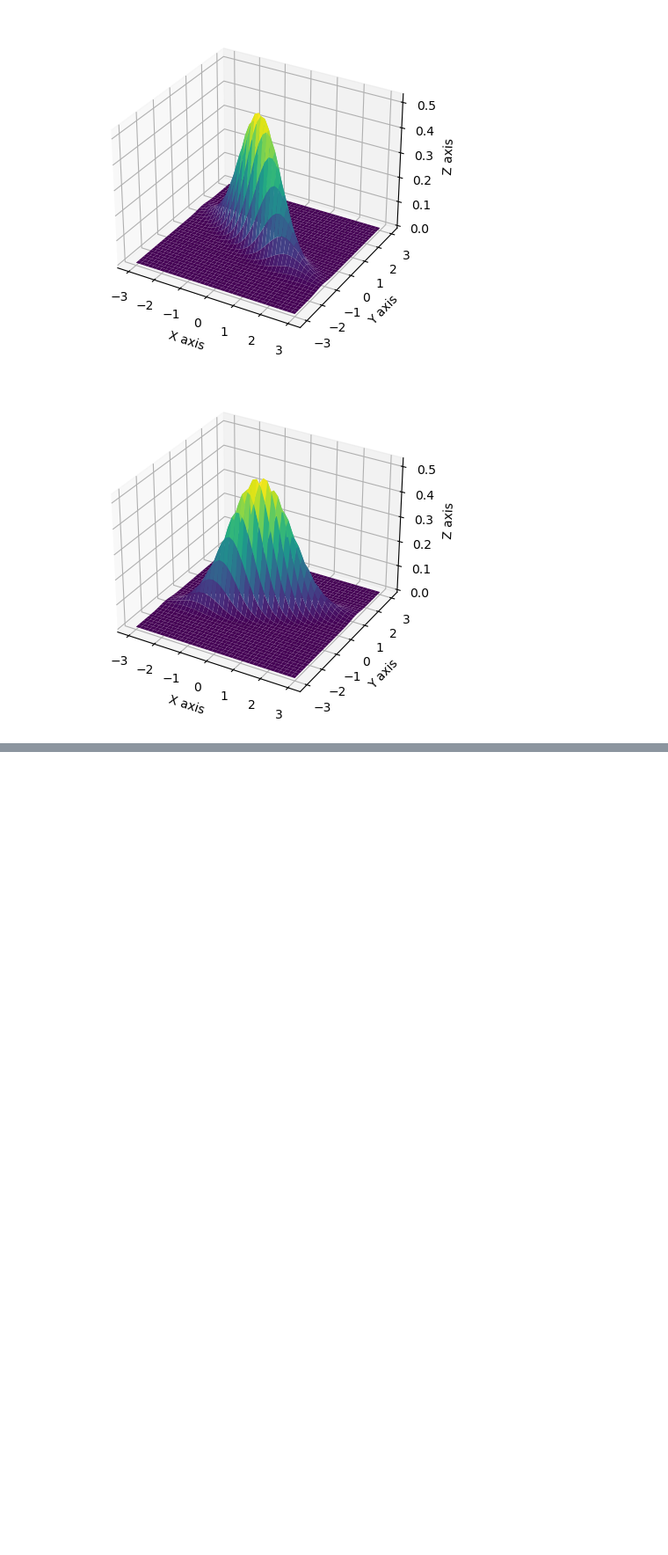
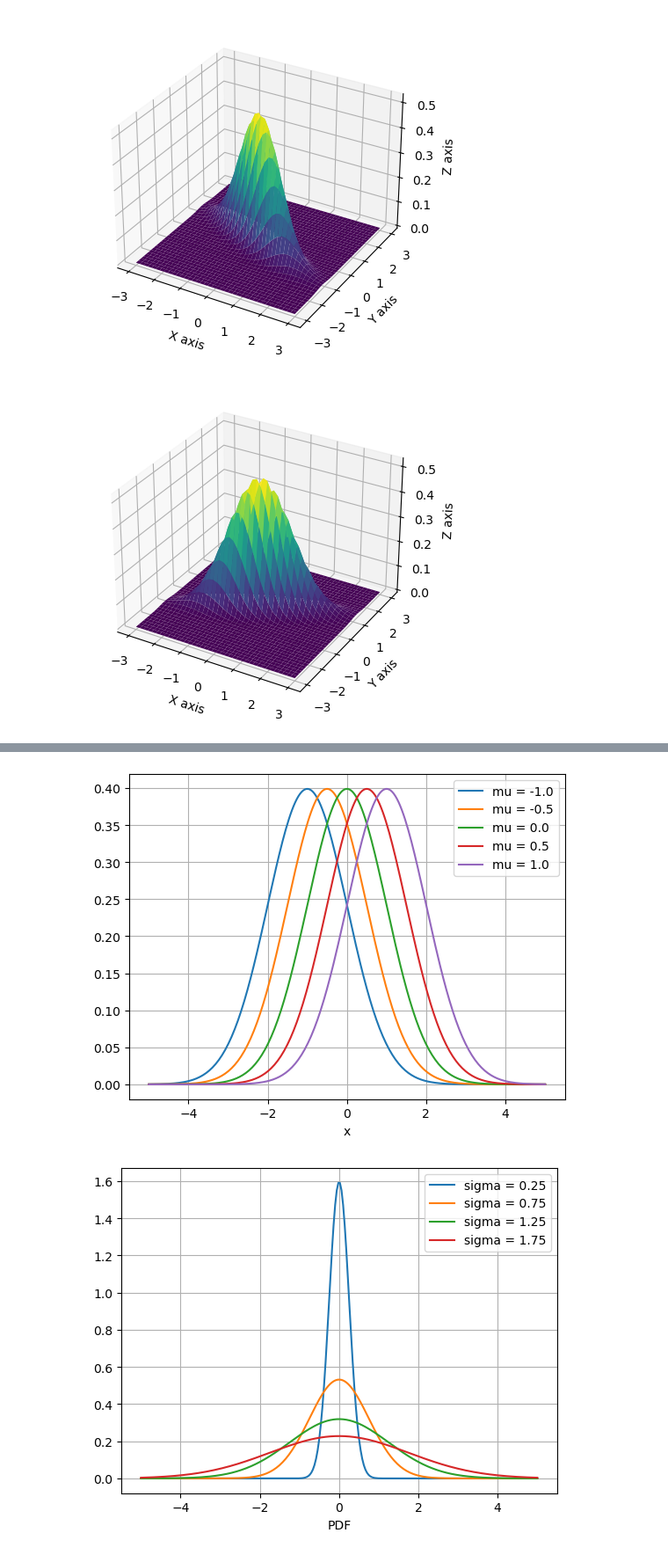
Before and after one commit to AleksandrMorozov123/My-self-educate, a Jupyter notebook: python-mathematical-modeling.ipynb, the cells around one changed output, grey strips where cells are left out. Shown at 88% size. Drawn from its saved outputs; the diff is of its cells as text; code cells hidden in the pictures; blank space fills up the shorter version.

```diff
--- a/python-mathematical-modeling.ipynb
+++ b/python-mathematical-modeling.ipynb
@@ -226,0 +227,31 @@ Text(0.5, 1.0, 'Integrated Brownian Motion paths')
+# %%
+# import required libraries
+import scipy.stats as st
+
+# create the fucntion
+def PlotNormalDensity ():
+    muV = [-1.0, -0.5, 0.0, 0.5, 1.0]
+    sigmaV = [0.25, 0.75, 1.25, 1.75]
+
+    # effect of mu for given sigma
+
+    plt.figure (1)
+    plt.grid ()
+    plt.xlabel ('x')
+    x = np.linspace (-5.0, 5.0, 250)
+
+    for mu in muV:
+        plt.plot (x, st.norm.pdf (x, mu, 1.0))
+    plt.legend (['mu = -1.0', 'mu = -0.5', 'mu = 0.0', 'mu = 0.5', 'mu = 1.0'])
+
+    # effect of sigma for given mu
+    plt.figure (2)
+    plt.grid ()
+    plt.xlabel ('PDF')
+    for sigma in sigmaV:
+        plt.plot (x, st.norm.pdf (x, 0, sigma))
+    plt.legend (['sigma = 0.25', 'sigma = 0.75', 'sigma = 1.25', 'sigma = 1.75'])
+PlotNormalDensity ()
+# %% [output]
+[figure, added]
+[figure, added]
```
Also changed, not shown: parts of 3 cells of this notebook.
